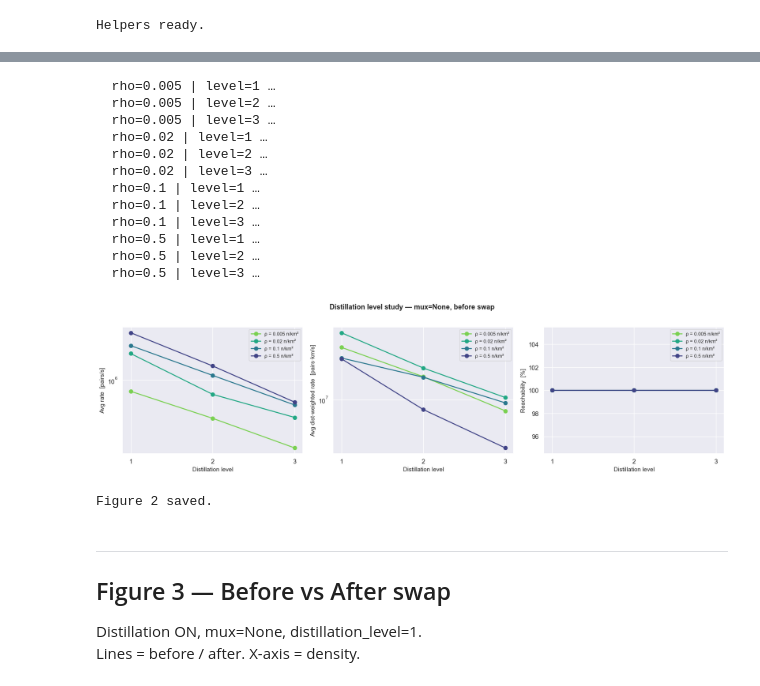
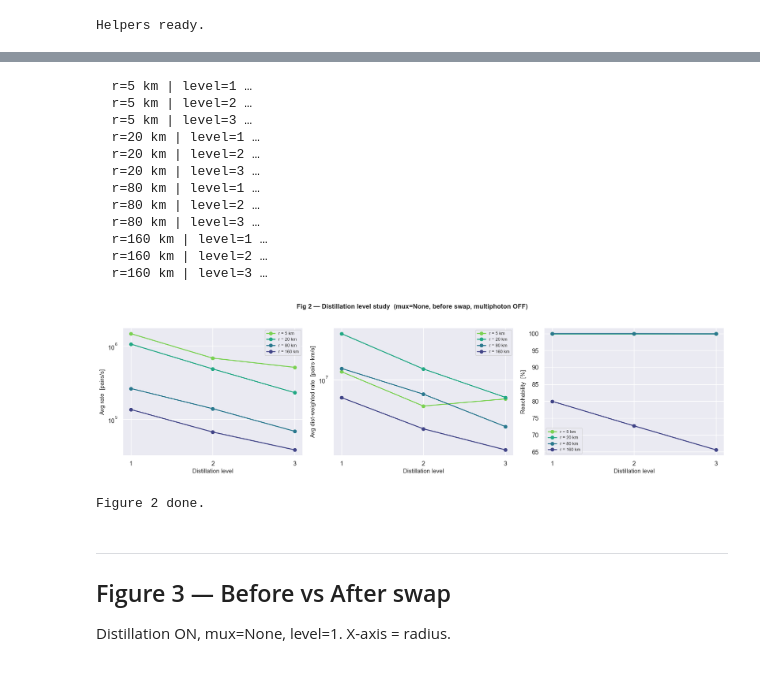
Before and after one commit to lucamar91/qkd_networks, a Jupyter notebook: metrics_study.ipynb, the cells around one changed output, grey strips where cells are left out. Saved outputs shown, nothing was run; the diff lists cells and outputs as text; code cells hidden in the pictures.

```diff
--- a/metrics_study.ipynb
+++ b/metrics_study.ipynb
@@ -207,55 +233,41 @@ Lines = different densities. X-axis = distillation level.
 # %%
-RHOS_2  = np.array([0.005, 0.02, 0.1, 0.5])
-palette2 = sns.color_palette('viridis_r', len(RHOS_2))
+RADII_2  = [5, 20, 80, 160]
+pal2     = sns.color_palette('viridis_r', len(RADII_2))
 
-fig2, axes2 = make_fig(title='Distillation level study — mux=None, before swap')
+fig2, axes2 = make_fig('Fig 2 — Distillation level study  (mux=None, before swap, multiphoton OFF)')
 
-for ci, rho in enumerate(RHOS_2):
-    scale_km = density_to_scale(N_NODES, rho)
-    label    = f'ρ = {rho} n/km²'
+for ci, r in enumerate(RADII_2):
+    data = {m: [] for m in METRIC_KEYS}
+    for lv in LEVELS:
+        print(f'  r={r} km | level={lv} …')
+        res = run_metrics(r, distillation=True, multiplexing_type=None,
+                          distillation_level=lv, distillation_time='before_swap')
+        for m in METRIC_KEYS: data[m].append(res[m])
+    plot_line(axes2, LEVELS, data, label=f'r = {r} km', color=pal2[ci])
 
-    row_data = {m: [] for m in METRICS}
-    for lv in LEVELS:
-        print(f'  rho={rho} | level={lv} …')
-        res = run_metrics(
-            scale_km,
-            distillation=True,
-            multiplexing_type=None,
-            distillation_level=lv,
-            distillation_time='before_swap',
-        )
-        for m in METRICS:
-            row_data[m].append(res[m])
-
-    for ax, m in zip(axes2, METRICS):
-        ax.plot(LEVELS, row_data[m], marker='o', color=palette2[ci],
-                label=label, linewidth=1.8, markersize=7)
-
-finish_axes(axes2, xlabel='Distillation level')
-for ax in axes2:
-    ax.set_xticks(LEVELS)
+finish_axes(axes2, xlabel='Distillation level', xscale='linear')
+for ax in axes2: ax.set_xticks(LEVELS)
 plt.tight_layout()
-plt.savefig('plots/fig2_distillation_level.png', dpi=150, bbox_inches='tight')
+plt.savefig('fig2_distillation_level.png', dpi=150, bbox_inches='tight')
 plt.show()
-print('Figure 2 saved.')
+print('Figure 2 done.')
 # %% [output]
-  rho=0.005 | level=1 …
-  rho=0.005 | level=2 …
-  rho=0.005 | level=3 …
-  rho=0.02 | level=1 …
-  rho=0.02 | level=2 …
-  rho=0.02 | level=3 …
-  rho=0.1 | level=1 …
-  rho=0.1 | level=2 …
-  rho=0.1 | level=3 …
-  rho=0.5 | level=1 …
-  rho=0.5 | level=2 …
-  rho=0.5 | level=3 …
+  r=5 km | level=1 …
+  r=5 km | level=2 …
+  r=5 km | level=3 …
+  r=20 km | level=1 …
+  r=20 km | level=2 …
+  r=20 km | level=3 …
+  r=80 km | level=1 …
+  r=80 km | level=2 …
+  r=80 km | level=3 …
+  r=160 km | level=1 …
+  r=160 km | level=2 …
+  r=160 km | level=3 …
-[figure, old version]
+[figure, new version]
-Figure 2 saved.
+Figure 2 done.
 # %% [markdown]
 ---
 ## Figure 3 — Before vs After swap
-Distillation ON, mux=None, distillation_level=1.
-Lines = before / after. X-axis = density.
+Distillation ON, mux=None, level=1. X-axis = radius.
 # %%
```
Also changed, not shown: parts of 28 cells of this notebook, 19 other files.
